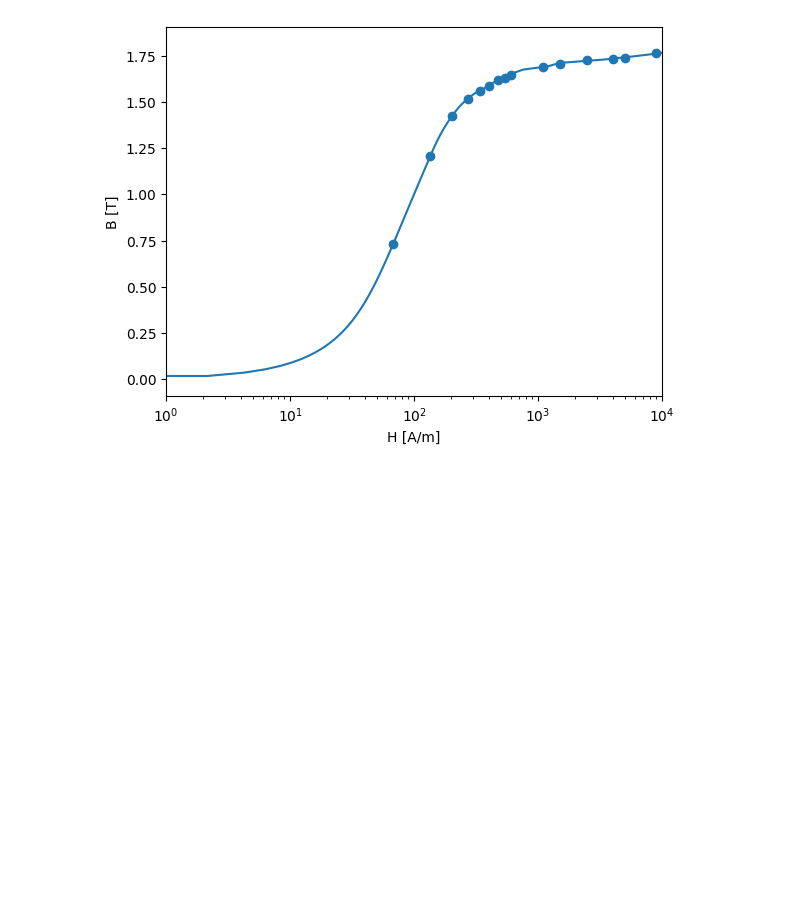
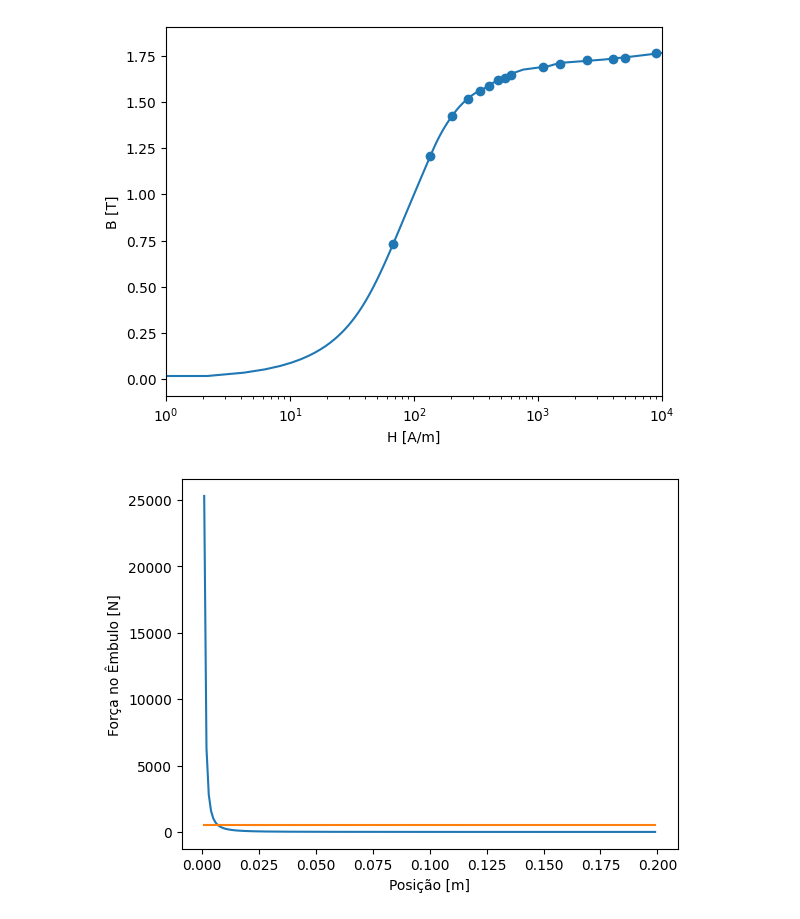
Before and after one commit to Danilo0liveira/conversao-eletromecanica, a Jupyter notebook: ex01.ipynb, the cells around one changed output. Cells and saved outputs as stored; diff of their text form; code cells hidden in the pictures; blank space fills up the shorter version.

```diff
--- a/ex01.ipynb
+++ b/ex01.ipynb
@@ -74,9 +68,9 @@ B = np.array([0,
               1.80,
               1.816])
 
-f = interp1d(B, H, kind='cubic')
+func = interp1d(B, H, kind='cubic')
 B_pnts = np.arange(0, 1.8, 1.8/100)
-H_it = f(B_pnts)
+H_it = func(B_pnts)
 # %%
 plt.ylabel('B [T]')
 plt.xlabel('H [A/m]')
@@ -87,3 +81,18 @@ plt.plot(H_it, B_pnts)
 plt.show()
 # %% [output]
 [figure]
+# %%
+x = np.arange(0, 0.1)
+N = 1000
+A = 16e-4
+
+w_per_vol = sp.integrate.trapezoid(H_it, B_pnts)
+f_real = w_per_vol * 0.7
+# %%
+plt.ylabel('Força no Êmbulo [N]')
+plt.xlabel('Posição [m]')
+plt.plot(pos, f*-1)
+plt.plot(pos, np.repeat(f_real, len(pos)))
+plt.show()
+# %% [output]
+[figure, added]
```
Also changed, not shown: parts of 2 cells of this notebook.
